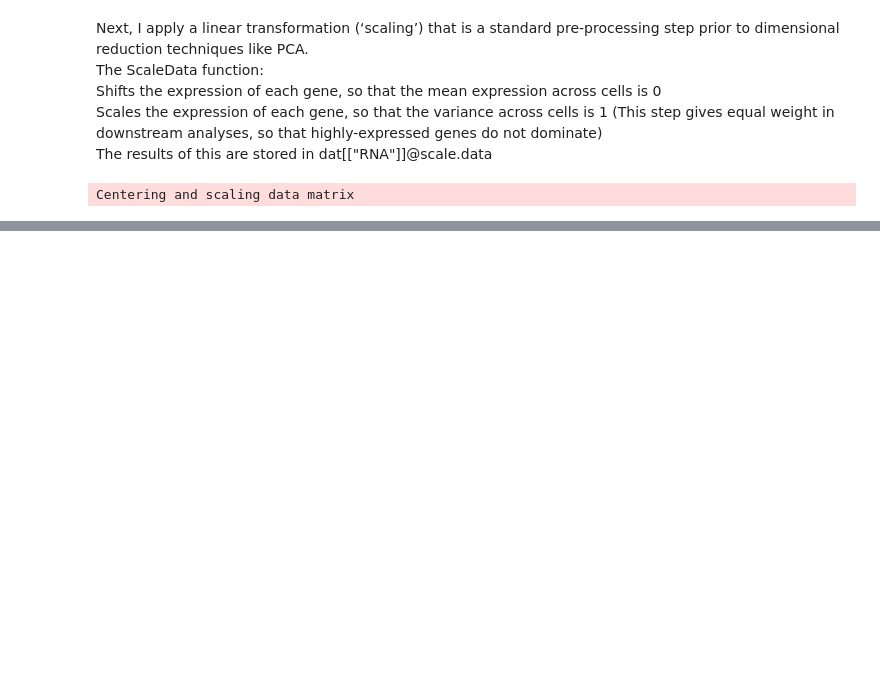
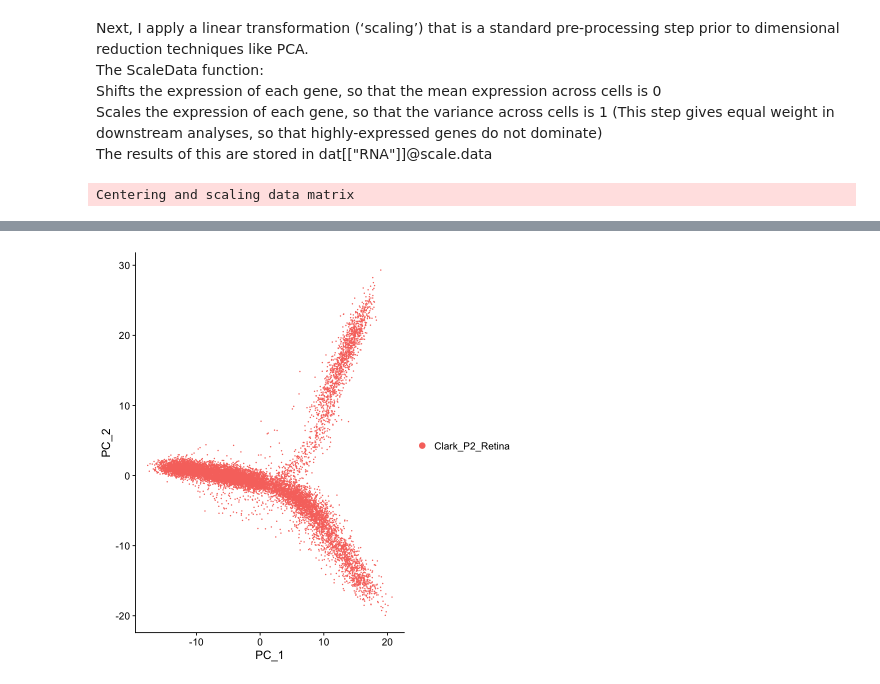
Before and after one commit to ironman-tetsuo/Introduction_to_scRNA-seq, a Jupyter notebook: 1_Clark_P2_Retina/Clark_P2_Retina.ipynb, the cells around one changed output, grey strips where cells are left out. Cells and saved outputs as stored; diff of their text form; code cells hidden in the pictures; blank space fills up the shorter version.

```diff
--- a/1_Clark_P2_Retina/Clark_P2_Retina.ipynb
+++ b/1_Clark_P2_Retina/Clark_P2_Retina.ipynb
@@ -315,0 +364,4 @@ Centering and scaling data matrix
+# %%
+DimPlot(dat, reduction = "pca")
+# %% [output]
+[figure, added]
```
Also changed, not shown: parts of 9 cells of this notebook.
